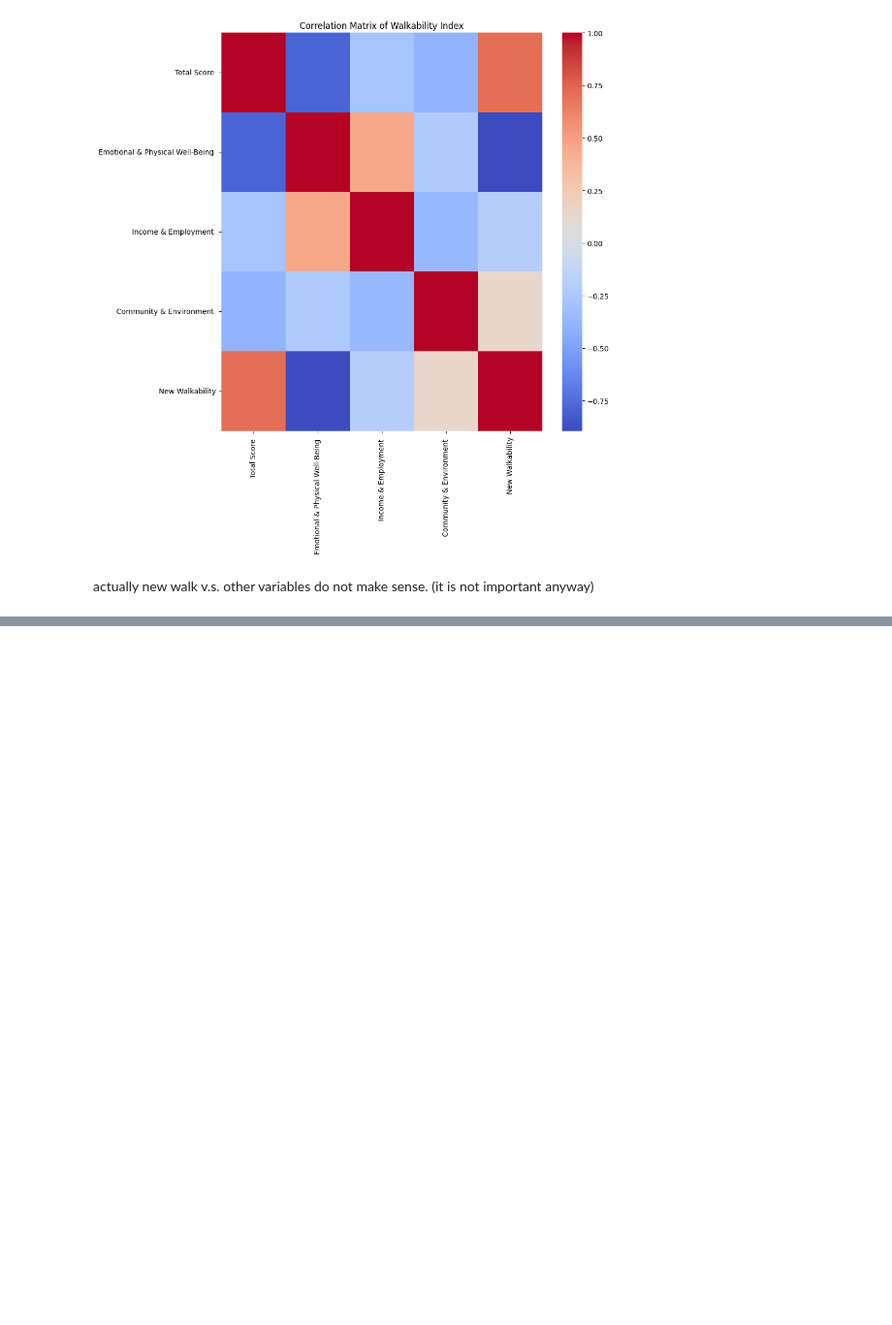
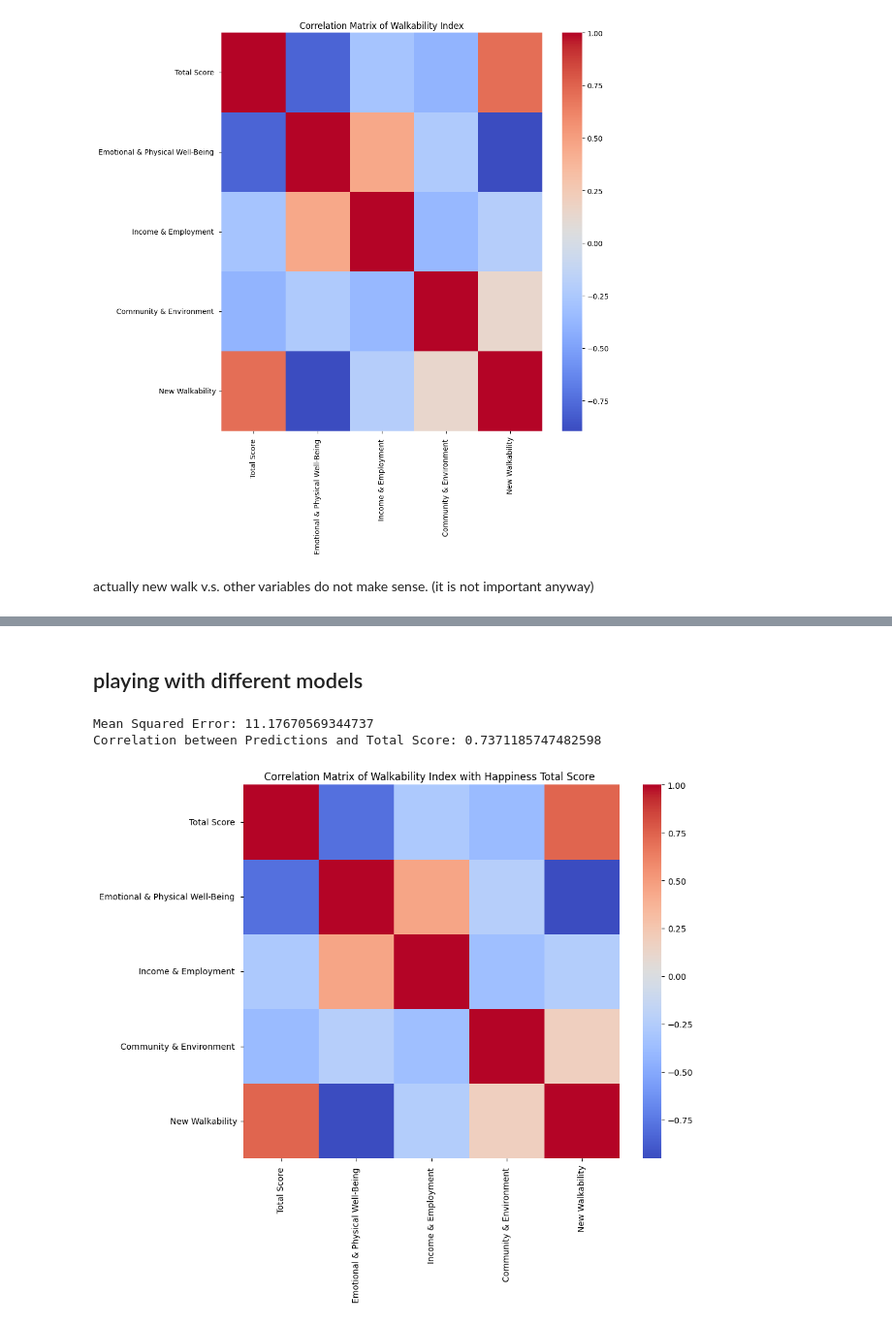
Before and after one commit to zhou-ziyan/ECE143Project, a Jupyter notebook: ECE_143_Final_Project.ipynb, the cells around one changed output, grey strips where cells are left out. Shown at 97% size. Drawn from its saved outputs; the diff is of its cells as text; code cells hidden in the pictures; blank space fills up the shorter version.

```diff
--- a/ECE_143_Final_Project.ipynb
+++ b/ECE_143_Final_Project.ipynb
@@ -384,0 +426,35 @@ use geographic mapping libraries to display data with corresponding city
+# %% [markdown]
+## playing with different models
+# %%
+from sklearn.ensemble import GradientBoostingRegressor
+from sklearn.model_selection import train_test_split
+from sklearn.metrics import mean_squared_error
+import matplotlib.pyplot as plt
+import seaborn as sns
+
+X_train, X_test, y_train, y_test = train_test_split(X, y, test_size=0.2, random_state=42)
+
+model = GradientBoostingRegressor(random_state=42)
+model.fit(X_train, y_train)
+
+y_pred = model.predict(X_test)
+
+mse = mean_squared_error(y_test, y_pred)
+print(f"Mean Squared Error: {mse}")
+
+predictions = model.predict(X)
+merged_df['New Walkability'] = predictions
+
+correlation = merged_df['New Walkability'].corr(merged_df['Total Score '])
+print(f"Correlation between Predictions and Total Score: {correlation}")
+
+corr_matrix = merged_df[['Total Score ', 'Emotional & Physical Well-Being ', 'Income & Employment ', 'Community & Environment ', 'New Walkability']].corr()
+
+plt.figure(figsize=(10, 8))
+sns.heatmap(corr_matrix, annot=False, fmt=".2f", cmap='coolwarm')
+plt.title("Correlation Matrix of Walkability Index with Happiness Total Score ")
+plt.show()
+# %% [output]
+Mean Squared Error: 11.17670569344737
+Correlation between Predictions and Total Score: 0.7371185747482598
+[figure, added]
```
Also changed, not shown: parts of 4 cells of this notebook.
